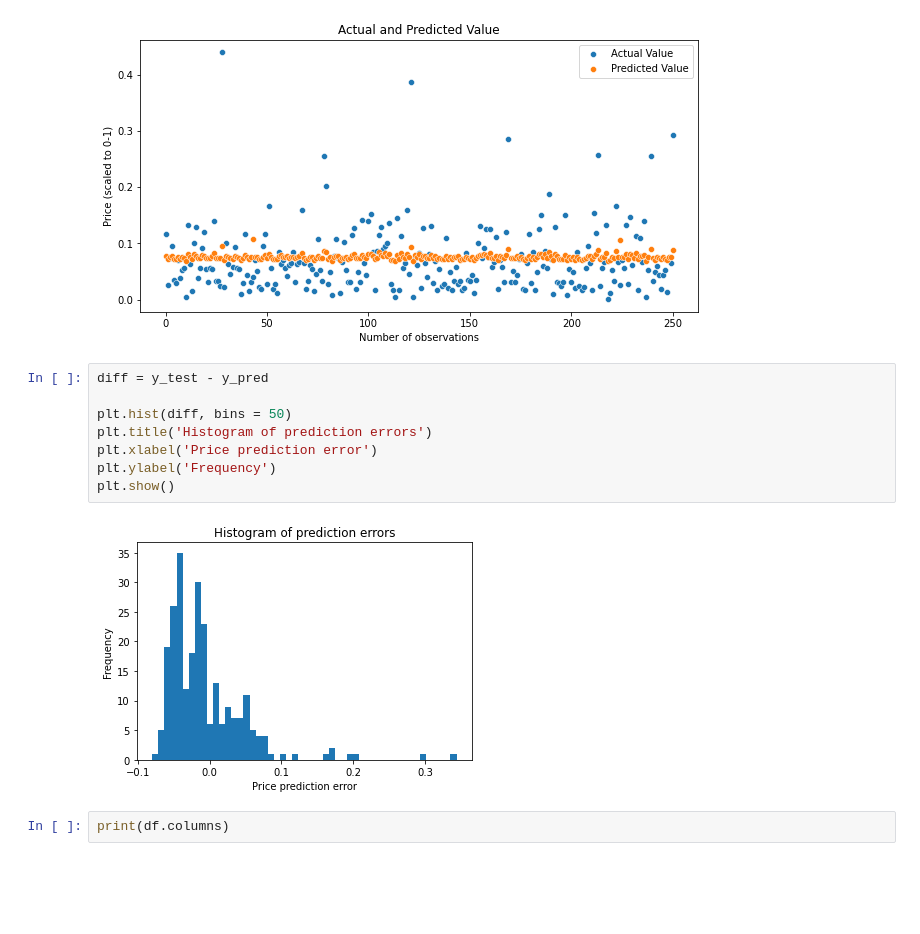
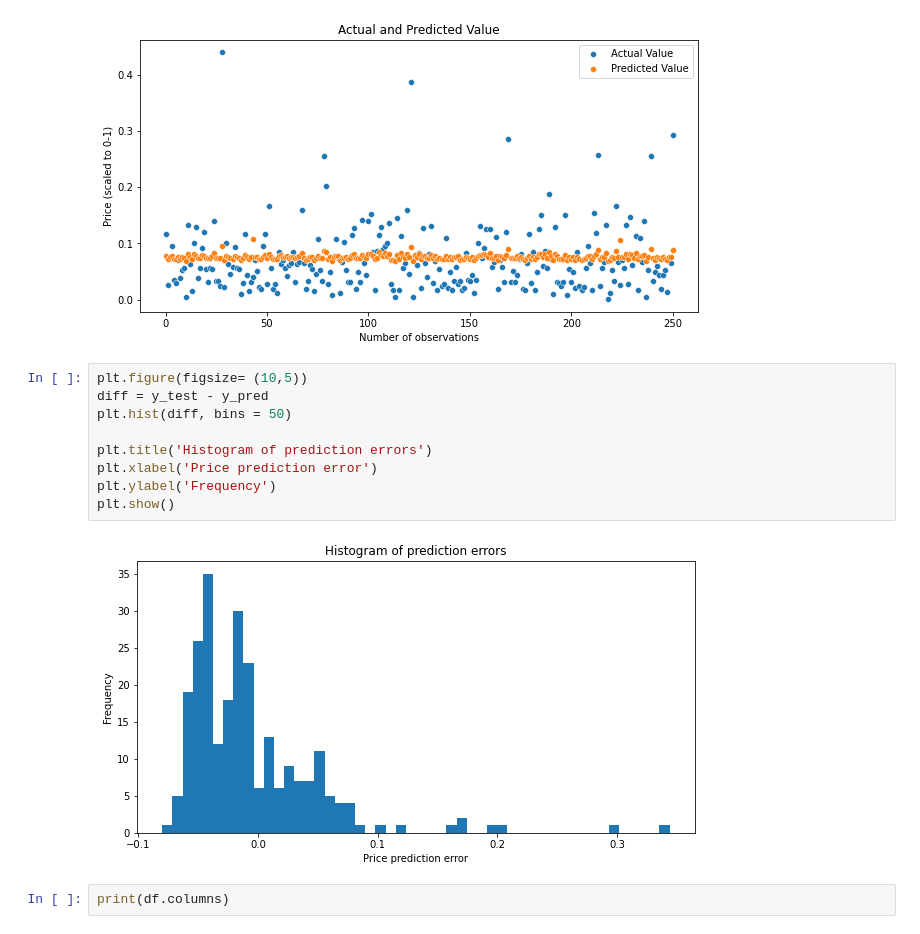
Before and after one commit to adhamerlangga/indonesia-house-price-prediction, a Jupyter notebook: house_price_prediction_with_linear_regression.ipynb, the cells around one changed output. Cells and saved outputs as stored; diff of their text form; blank space fills up the shorter version.

```diff
--- a/house_price_prediction_with_linear_regression.ipynb
+++ b/house_price_prediction_with_linear_regression.ipynb
@@ -240,15 +285,16 @@ plt.show()
 # %% [output]
 [figure]
 # %%
+plt.figure(figsize= (10,5))
 diff = y_test - y_pred
+plt.hist(diff, bins = 50)
 
-plt.hist(diff, bins = 50)
 plt.title('Histogram of prediction errors')
 plt.xlabel('Price prediction error')
 plt.ylabel('Frequency')
 plt.show()
 # %% [output]
-[figure, old version]
+[figure, new version]
 # %%
 print(df.columns)
 # %% [output]
```
Also changed, not shown: parts of 7 cells of this notebook.
